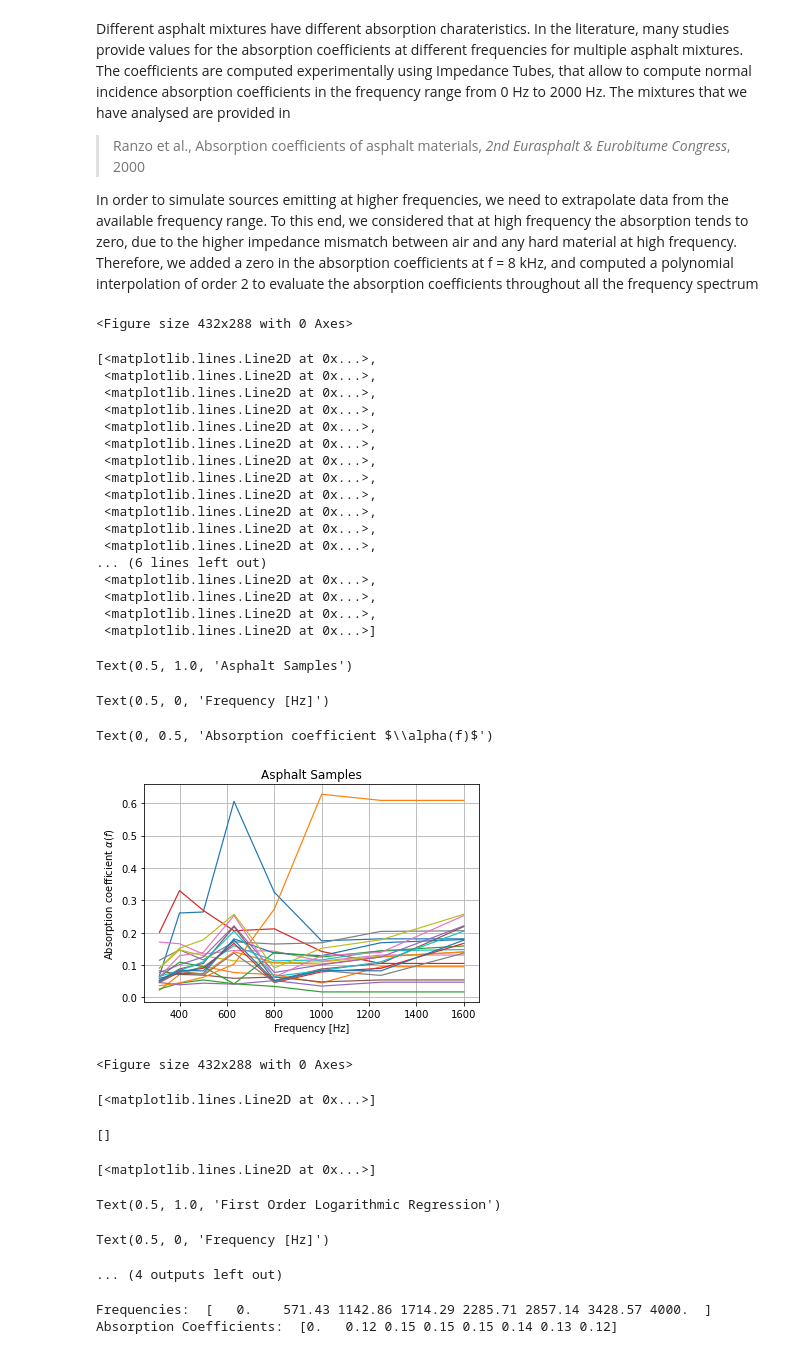
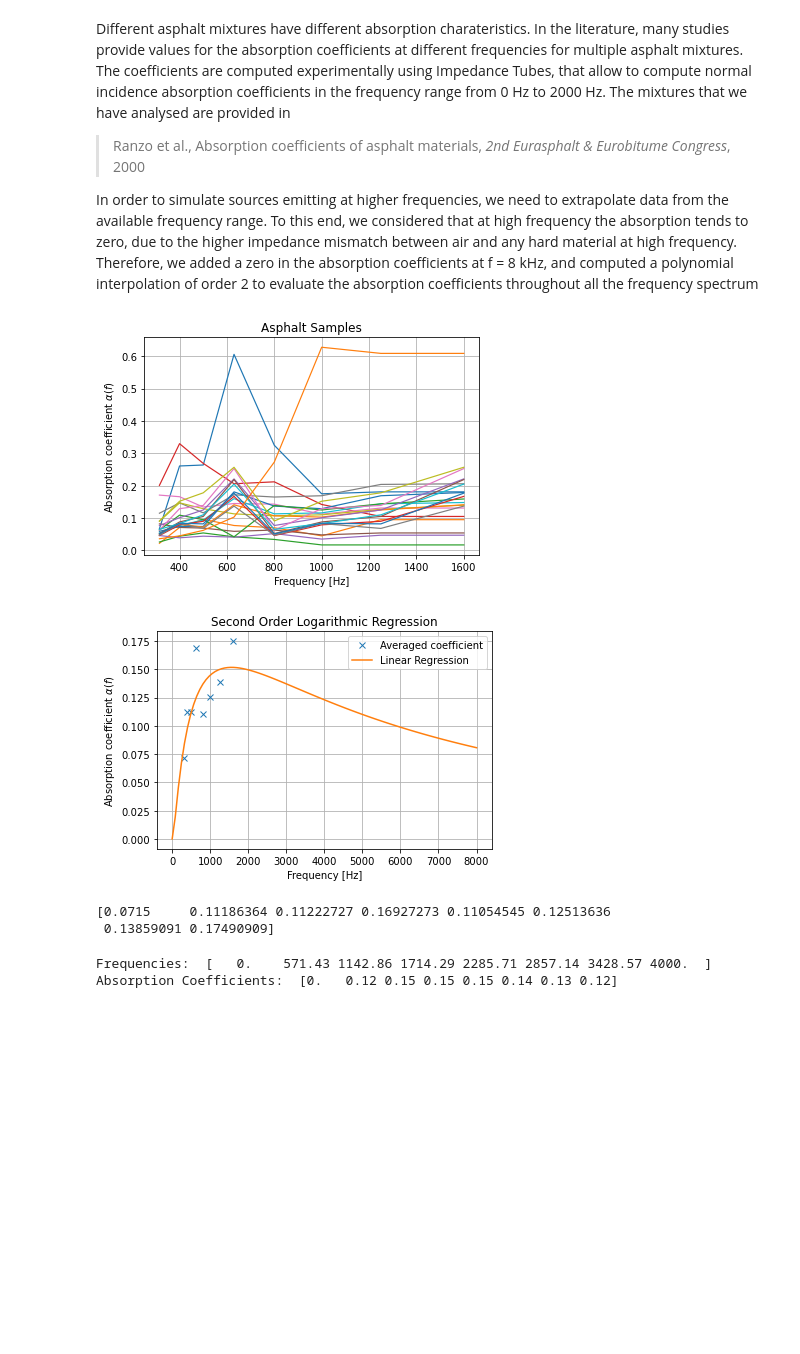
Before and after one commit to steDamiano/pyroadacoustics, a Jupyter notebook: research_notebooks/angle_filter_log.ipynb, the cells around one changed output. Saved outputs shown, nothing was run; the diff lists cells and outputs as text; code cells hidden in the pictures; blank space fills up the shorter version.

```diff
--- a/research_notebooks/angle_filter_log.ipynb
+++ b/research_notebooks/angle_filter_log.ipynb
@@ -54,63 +54,38 @@ plt.xlabel('Frequency [Hz]')
 plt.ylabel(r'Absorption coefficient $\alpha(f)$')
 plt.grid()
 plt.show()
 
 # asphalts2 = np.c_[asphalts2, 0.3 * np.ones(np.shape(asphalts2)[0])]
 # f = np.append(f, 8000)
 
 # Compute average coefficients
 alpha_avg = np.asarray(np.sum(asphalts2, axis = 0)).flatten() / np.shape(asphalts2)[0]
 
 log_f = np.log(f)
 log_alpha = np.log(alpha_avg)
 log_model = np.polyfit(log_f, log_alpha, deg = 2)
 
 interp_freqs = np.linspace(1, 8000, num = 100)
 log_interp_coeffs = np.polyval(log_model, np.log(interp_freqs))
 interp_coeffs = np.exp(log_interp_coeffs)
 interp_coeffs = np.clip(interp_coeffs, 0, 1)
 
 plt.figure()
 plt.plot(f, alpha_avg, 'x', linewidth = 1.1)
 plt.plot()
 plt.plot(interp_freqs, interp_coeffs, linewidth = 1.5)
-plt.title('First Order Logarithmic Regression')
+plt.title('Second Order Logarithmic Regression')
 plt.xlabel('Frequency [Hz]')
 plt.ylabel(r'Absorption coefficient $\alpha(f)$')
 plt.legend(['Averaged coefficient', 'Linear Regression'])
 plt.grid()
 plt.show()
 print(alpha_avg)
 # %% [output]
+[figure]
+[figure, added]
-<Figure size 432x288 with 0 Axes>
+[0.0715     0.11186364 0.11222727 0.16927273 0.11054545 0.12513636
+ 0.13859091 0.17490909]
-[<matplotlib.lines.Line2D at 0x...>,
- <matplotlib.lines.Line2D at 0x...>,
- <matplotlib.lines.Line2D at 0x...>,
- <matplotlib.lines.Line2D at 0x...>,
- <matplotlib.lines.Line2D at 0x...>,
- <matplotlib.lines.Line2D at 0x...>,
- <matplotlib.lines.Line2D at 0x...>,
- <matplotlib.lines.Line2D at 0x...>,
- <matplotlib.lines.Line2D at 0x...>,
- <matplotlib.lines.Line2D at 0x...>,
- <matplotlib.lines.Line2D at 0x...>,
- <matplotlib.lines.Line2D at 0x...>,
-... (6 lines left out)
- <matplotlib.lines.Line2D at 0x...>,
- <matplotlib.lines.Line2D at 0x...>,
- <matplotlib.lines.Line2D at 0x...>,
- <matplotlib.lines.Line2D at 0x...>]
-Text(0.5, 1.0, 'Asphalt Samples')
-Text(0.5, 0, 'Frequency [Hz]')
-Text(0, 0.5, 'Absorption coefficient $\\alpha(f)$')
-[figure]
-<Figure size 432x288 with 0 Axes>
-[<matplotlib.lines.Line2D at 0x...>]
-[]
-[<matplotlib.lines.Line2D at 0x...>]
-Text(0.5, 1.0, 'First Order Logarithmic Regression')
-Text(0.5, 0, 'Frequency [Hz]')
-... (4 outputs left out)
 # %%
 # f = np.array([0, 0.03125, 0.0625, 0.125, 0.25, 0.5, 0.6, 1])
 # alpha = np.array([0.02, 0.02, 0.03, 0.03, 0.03, 0.04, 0.04, 0.07])
```
Also changed, not shown: 7 other files.
